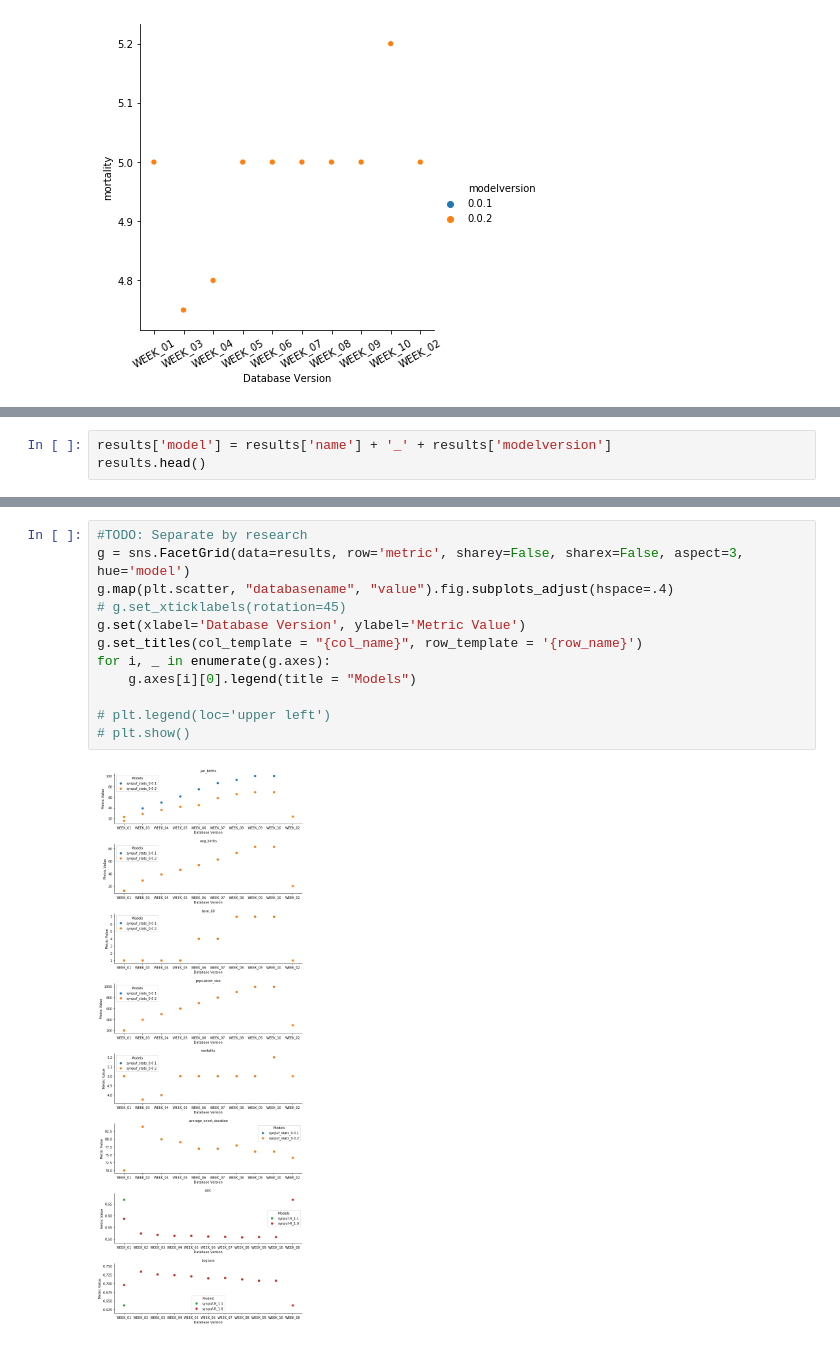
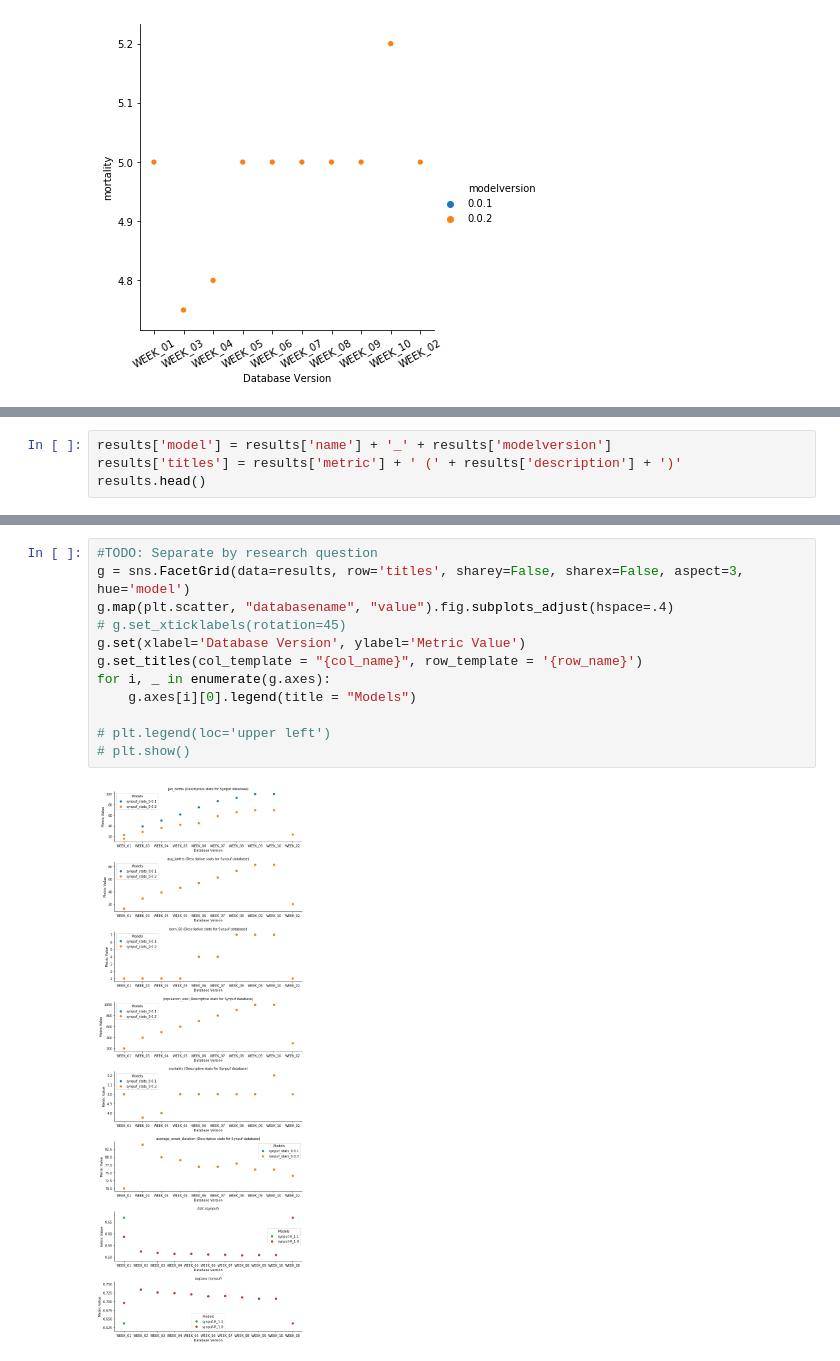
Before and after one commit to alan-turing-institute/ModMon, a Jupyter notebook: notebooks/Visualise model monitoring.ipynb, the cells around one changed output, grey strips where cells are left out. Saved outputs shown, nothing was run; the diff lists cells and outputs as text.

Commit message:
include research question in plot

```diff
--- a/notebooks/Visualise model monitoring.ipynb
+++ b/notebooks/Visualise model monitoring.ipynb
@@ -111,4 +112,5 @@ results
 # %%
 results['model'] = results['name'] + '_' + results['modelversion']
+results['titles'] = results['metric'] + ' (' + results['description'] + ')'
 results.head()
 # %% [output]
@@ -121,14 +123,14 @@ results.head()
 # %%
-#TODO: Separate by research
-g = sns.FacetGrid(data=results, row='metric', sharey=False, sharex=False, aspect=3, hue='model')
+#TODO: Separate by research question
+g = sns.FacetGrid(data=results, row='titles', sharey=False, sharex=False, aspect=3, hue='model')
 g.map(plt.scatter, "databasename", "value").fig.subplots_adjust(hspace=.4)
 # g.set_xticklabels(rotation=45)
 g.set(xlabel='Database Version', ylabel='Metric Value')
 g.set_titles(col_template = "{col_name}", row_template = '{row_name}')
 for i, _ in enumerate(g.axes):
     g.axes[i][0].legend(title = "Models")
 
 # plt.legend(loc='upper left')
 # plt.show()
 # %% [output]
-[figure, old version]
+[figure, new version]
```
Also changed, not shown: parts of 2 cells of this notebook.
